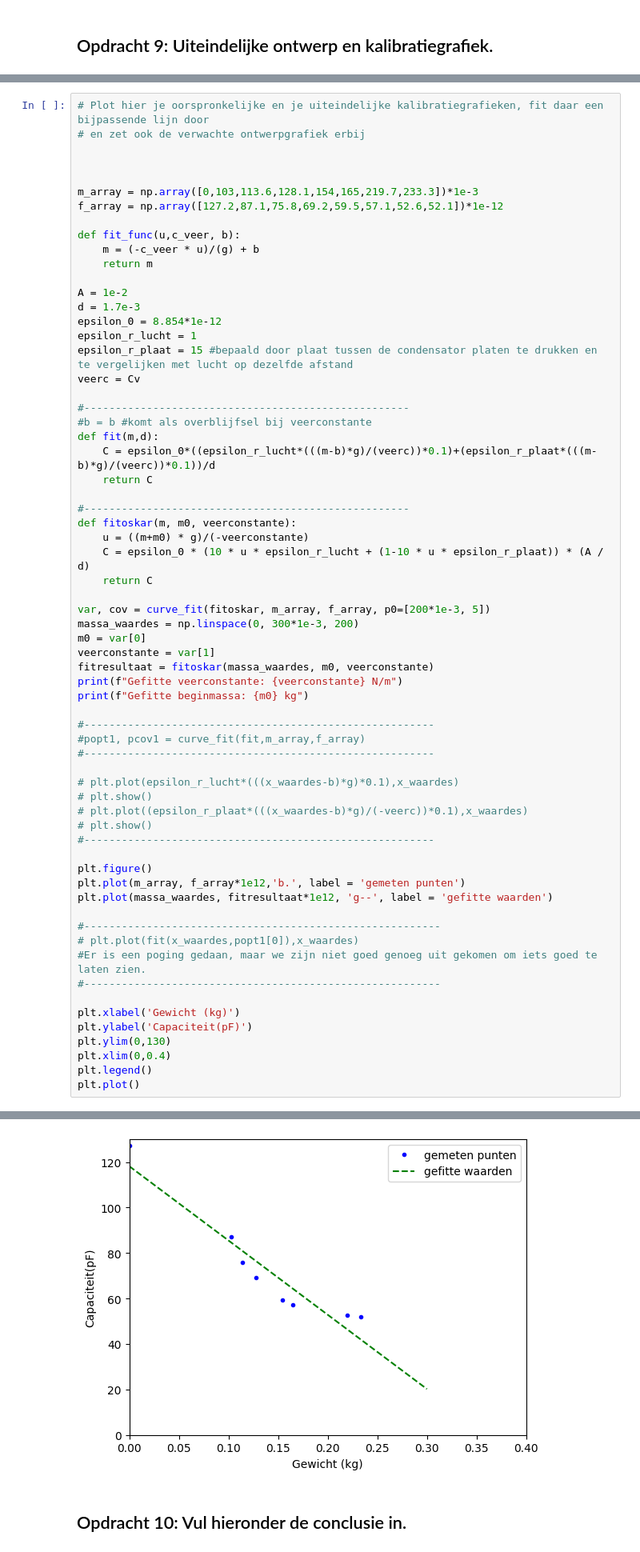
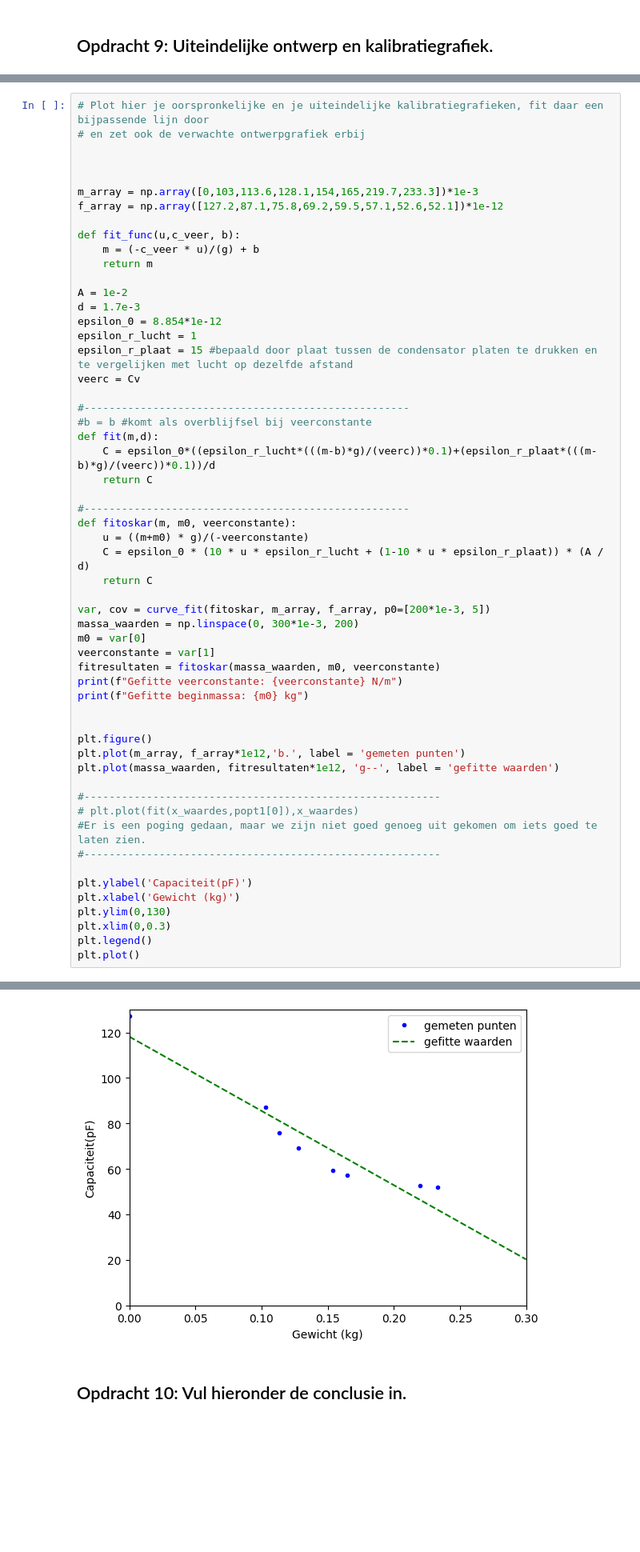
Before and after one commit to Rune-TuDelft/opdrachten-DEF-D, a Jupyter notebook: FysiekeOntwerpopdrachten/2OntwerpEenSensorCondensator/DEFOntwerpopdracht2OntwerpEenSensorInvulTemplate.ipynb, the cells around one changed output, grey strips where cells are left out. Shown at 80% size. Saved outputs shown, nothing was run; the diff lists cells and outputs as text; blank space fills up the shorter version.

```diff
--- a/FysiekeOntwerpopdrachten/2OntwerpEenSensorCondensator/DEFOntwerpopdracht2OntwerpEenSensorInvulTemplate.ipynb
+++ b/FysiekeOntwerpopdrachten/2OntwerpEenSensorCondensator/DEFOntwerpopdracht2OntwerpEenSensorInvulTemplate.ipynb
@@ -270,48 +270,39 @@ def fit(m,d):
 
 #----------------------------------------------------
 def fitoskar(m, m0, veerconstante):
     u = ((m+m0) * g)/(-veerconstante)
     C = epsilon_0 * (10 * u * epsilon_r_lucht + (1-10 * u * epsilon_r_plaat)) * (A / d)
     return C
 
 var, cov = curve_fit(fitoskar, m_array, f_array, p0=[200*1e-3, 5])
-massa_waardes = np.linspace(0, 300*1e-3, 200)
+massa_waarden = np.linspace(0, 300*1e-3, 200)
 m0 = var[0]
 veerconstante = var[1]
-fitresultaat = fitoskar(massa_waardes, m0, veerconstante)
+fitresultaten = fitoskar(massa_waarden, m0, veerconstante)
 print(f"Gefitte veerconstante: {veerconstante} N/m")
 print(f"Gefitte beginmassa: {m0} kg")
 
-#--------------------------------------------------------
-#popt1, pcov1 = curve_fit(fit,m_array,f_array)
-#--------------------------------------------------------
-
-# plt.plot(epsilon_r_lucht*(((x_waardes-b)*g)*0.1),x_waardes)
-# plt.show()
-# plt.plot((epsilon_r_plaat*(((x_waardes-b)*g)/(-veerc))*0.1),x_waardes)
-# plt.show()
-#--------------------------------------------------------
 
 plt.figure()
 plt.plot(m_array, f_array*1e12,'b.', label = 'gemeten punten')
-plt.plot(massa_waardes, fitresultaat*1e12, 'g--', label = 'gefitte waarden')
+plt.plot(massa_waarden, fitresultaten*1e12, 'g--', label = 'gefitte waarden')
 
 #---------------------------------------------------------
 # plt.plot(fit(x_waardes,popt1[0]),x_waardes)
 #Er is een poging gedaan, maar we zijn niet goed genoeg uit gekomen om iets goed te laten zien.
 #---------------------------------------------------------
 
+plt.ylabel('Capaciteit(pF)')
 plt.xlabel('Gewicht (kg)')
-plt.ylabel('Capaciteit(pF)')
 plt.ylim(0,130)
-plt.xlim(0,0.4)
+plt.xlim(0,0.3)
 plt.legend()
 plt.plot()
 # %% [output]
 Gefitte veerconstante: 219.11176783469884 N/m
 Gefitte beginmassa: -0.20236096832710787 kg
 []
-[figure, old version]
+[figure, new version]
 # %% [markdown]
 ## Opdracht 10: Vul hieronder de conclusie in.
 # %% [markdown]
```
